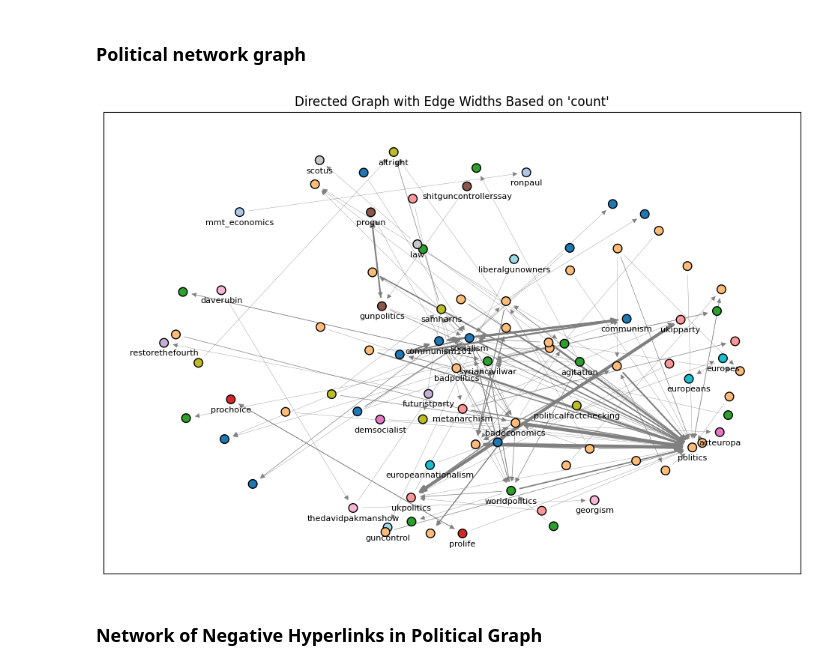
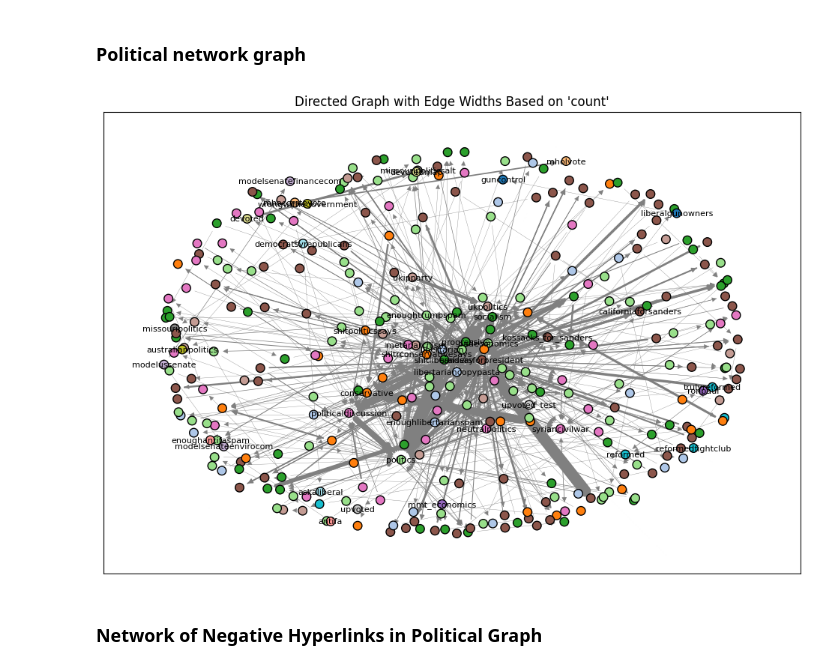
Before and after one commit to kehunter/stat236-subreddit-clustering, a Jupyter notebook: sentiment.ipynb, the cells around one changed output. Saved outputs shown, nothing was run; the diff lists cells and outputs as text; code cells hidden in the pictures.

```diff
--- a/sentiment.ipynb
+++ b/sentiment.ipynb
@@ -28,6 +29,9 @@ df_full[col_list] = df_full[col_list].astype(float) # correct datatype
 with open('data/subreddits.txt', 'r') as f:
     political_subs = f.readlines()
 political_subs = [sub.rstrip('\n') for sub in political_subs]
+regex = re.compile(r'(politic|trump|biden|democrat|republican|liberal|conservative|progressive|socialist|libertarian|election|vote|campaign|maga|antifa|obama|sanders|rights|reform|policy|government|senate|president)', re.IGNORECASE)
+dynamic_political_subs = [sub for sub in df_full["SOURCE_SUBREDDIT"].unique() if regex.search(sub)]
+political_subs.extend(dynamic_political_subs)
 
 # filter dataframe
 source_is_political = df_full["SOURCE_SUBREDDIT"].isin(political_subs)
@@ -45,20 +49,36 @@ edgelist = df.loc[:, [source, target]].copy()
 edgelist_df = edgelist.drop_duplicates().copy()
 edgelist_df["count"] = edgelist.groupby([source, target]).transform("size")
 # add link sentiments
-links = df.groupby([source, target])['LINK_SENTIMENT'].sum().reset_index()
+df_counts = df.groupby([source, target])['LINK_SENTIMENT'].value_counts().reset_index()
+links = df_counts.groupby(['SOURCE_SUBREDDIT', 'TARGET_SUBREDDIT', 'LINK_SENTIMENT'])['count'].sum().unstack(fill_value=0).reset_index().rename(columns={1: 'POSITIVE', -1: 'NEGATIVE'})
 edgelist_df = edgelist_df.merge(links, how='inner', on=[source,target])
+edgelist_df["LINK_SENTIMENT"] = edgelist_df["POSITIVE"] - edgelist_df["NEGATIVE"]
 G_directed = nx.from_pandas_edgelist(edgelist_df,
                                      source=source, target=target,
                                      create_using=nx.DiGraph(),
-                                     edge_attr=["count", "LINK_SENTIMENT"])
+                                     edge_attr=["count", "POSITIVE", "NEGATIVE", "LINK_SENTIMENT"])
 G_undirected = G_directed.to_undirected()
 # %% [markdown]
 #### Use Louvain Community Detection
 # %%
 # Compute the best partition
-partition = community_louvain.best_partition(G_undirected, weight='count')
+# partition = community_louvain.best_partition(G_undirected, weight='count')
+def best_louvain_partition(G):
+
+    best_modularity = -1
+    best_partition = None
+    for i in range(50):
+        partition = community_louvain.best_partition(G, weight='count', random_state=i)
+        modularity_value = community_louvain.modularity(partition, G)
+        if modularity_value > best_modularity:
+            best_modularity = modularity_value
+            best_partition = partition
+    return best_partition
+
+partition = best_louvain_partition(G_undirected)
 
 nx.set_node_attributes(G_undirected, partition, 'community')
+nx.set_node_attributes(G_directed, partition, 'community')
 
 # transform to list of community sets
 partition_df = pd.DataFrame({'subreddit': partition.keys(), 'community':partition.values()})
@@ -226,34 +246,29 @@ plt.show()
 # %%
 plt.figure(figsize=(12, 8))
 
 # define colors
 colors = plt.get_cmap('tab20', len(communities))
-node_colors = {}
-for i, community in enumerate(communities):
-    for node in community:
-        node_colors[node] = colors(i)
+nodes = G_undirected.nodes()
+node_color_list = [colors(G_undirected.nodes[n]['community']) for n in nodes]
 
-# draw nodes with community colors
-node_color_list = [node_colors.get(node, 'grey') for node in G_directed.nodes()]
-
-pos = nx.spring_layout(G_directed, seed=42, k=0.8, scale=2)
+pos = nx.spring_layout(G_directed, seed=42, k=0.5, scale=40)
 label_pos = {node: (x, y - 0.1) for node, (x, y) in pos.items()}
 
 nx.draw_networkx_nodes(G_directed, pos, node_size=70, node_color=node_color_list, edgecolors="black")
 nx.draw_networkx_labels(G_directed, label_pos,
                         labels={node: node for node in sum(community_labels.values(),[])},
                         font_size=8, font_color="black")
 
 # edge widths related to count attribute
 edge_widths = [d['count']/4 for (_, _, d) in G_directed.edges(data=True)]
 
 # draw edges
 nx.draw_networkx_edges(G_directed, pos, edge_color="gray", arrows=True, width=edge_widths)
 
 plt.title("Directed Graph with Edge Widths Based on 'count'")
 plt.show()
 # %% [output]
-[figure, old version]
+[figure, new version]
 # %% [markdown]
 ### Network of Negative Hyperlinks in Political Graph
 # %%
```
Also changed, not shown: parts of 24 cells of this notebook.
